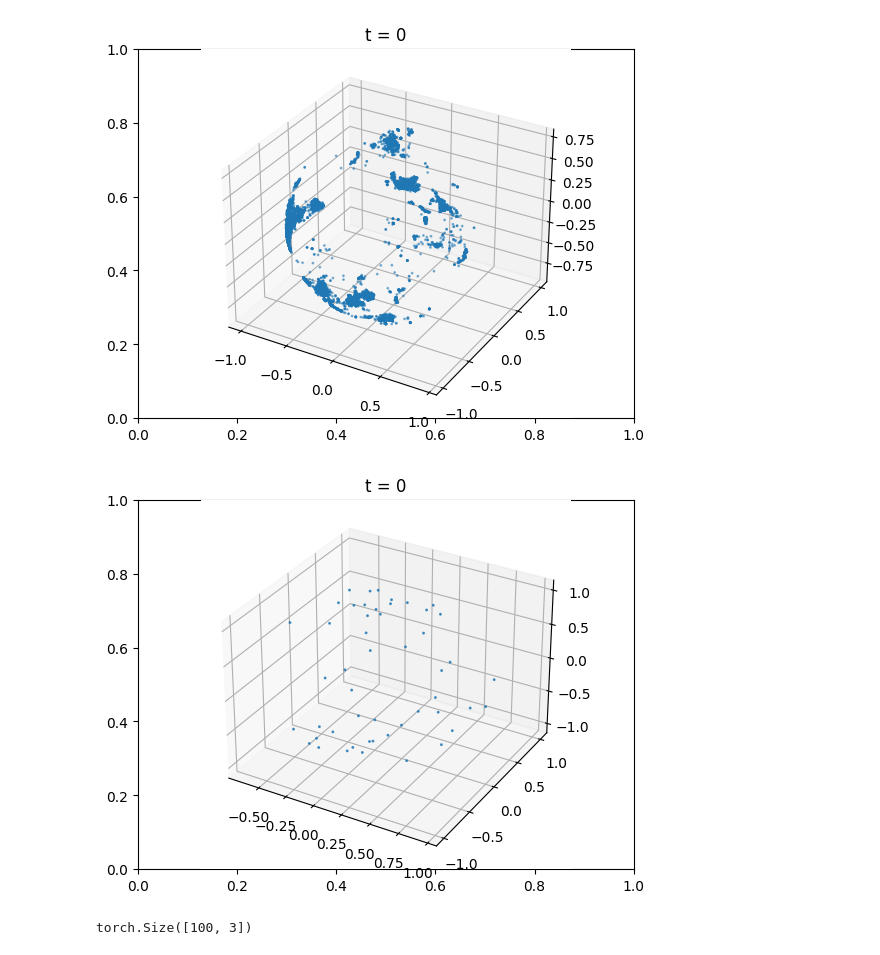
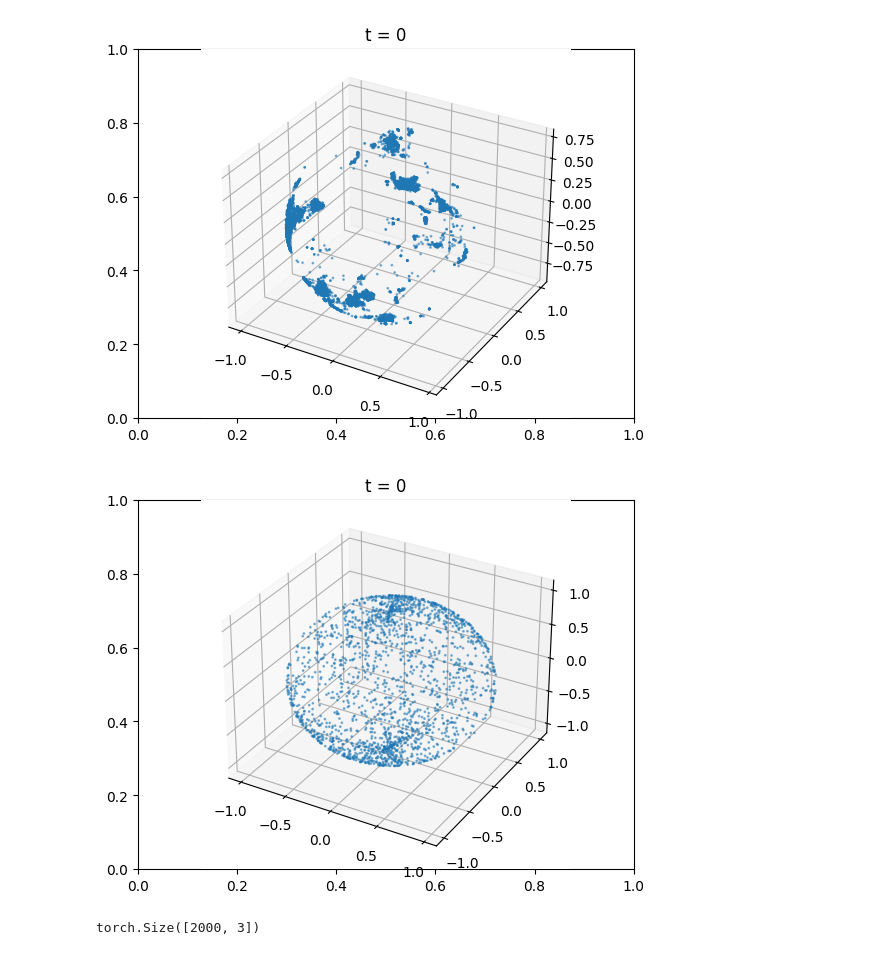
Before and after one commit to ktadgh/constrained-langevin-algorithms, a Jupyter notebook: plotting/plots.ipynb, the cells around one changed output. Cells and saved outputs as stored; diff of their text form; code cells hidden in the pictures.

```diff
--- a/plotting/plots.ipynb
+++ b/plotting/plots.ipynb
@@ -38,12 +32,12 @@ graph_points(qs,0,alpha=0.5)
 # %% [output]
 [figure]
 # %%
-qs = torch.load('/notebooks/proper-fire-training/my_qs.pt').detach()
+qs = torch.load('../proper-fire-training/my_qs_1500.pt').detach()
 qs = qs.reshape(-1,3)
 graph_points(qs,0,0.5)
 # %% [output]
-[figure, old version]
+[figure, new version]
 # %%
 qs.shape
 # %% [output]
-torch.Size([100, 3])
+torch.Size([2000, 3])
```
Also changed, not shown: parts of 3 cells of this notebook, 2 other files.
